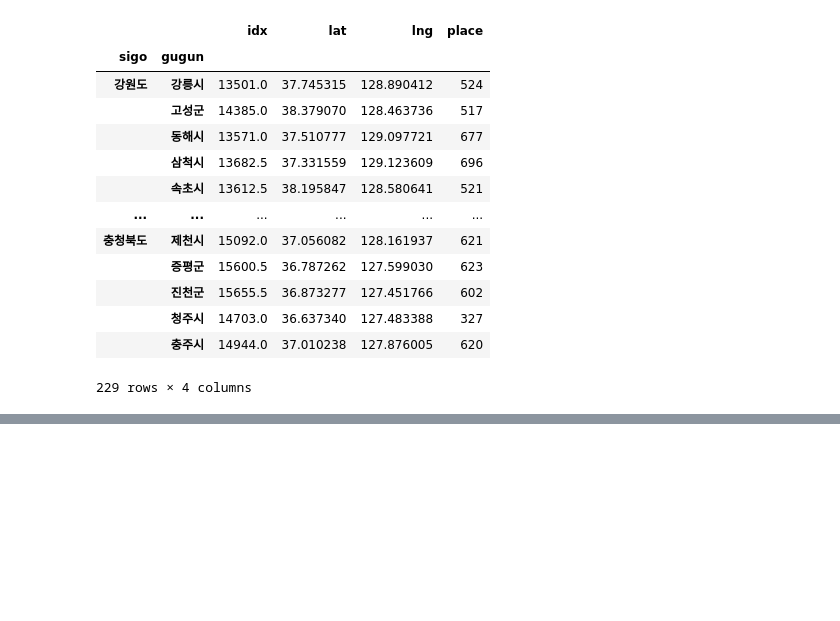
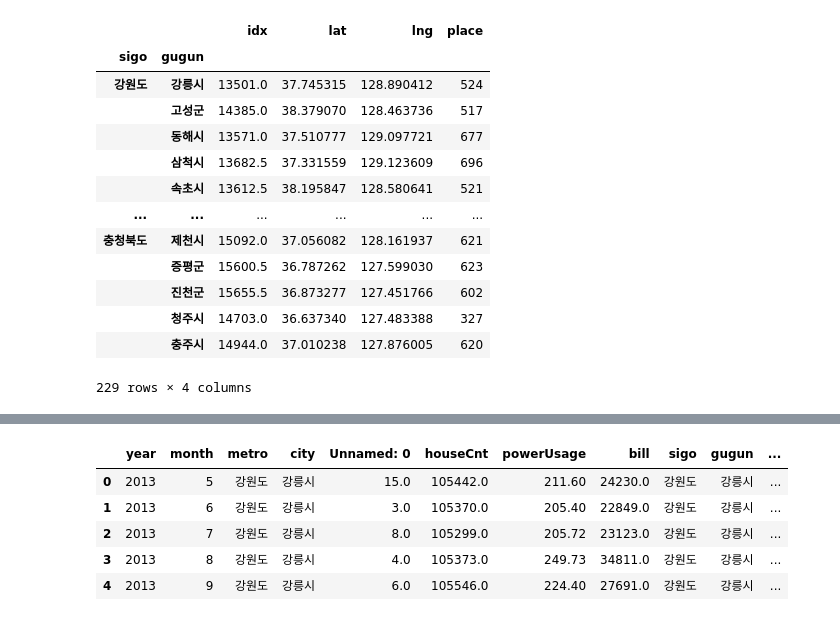
Before and after one commit to SSUUN/kepco_5, a Jupyter notebook: project/동.ipynb, the cells around one changed output, grey strips where cells are left out. Saved outputs shown, nothing was run; the diff lists cells and outputs as text; code cells hidden in the pictures; blank space fills up the shorter version.

Commit message:
dong 수정완료

```diff
--- a/project/동.ipynb
+++ b/project/동.ipynb
@@ -129,0 +119,2 @@ month.groupby(['metro','city'])
+# %%
+month['city'] = month['city'].apply(lambda x:x.split(' ')[0] if pd.notnull(x) else False)
@@ -129,0 +126,3 @@ month.groupby(['metro','city'])
+# %%
+# year,month,metro,city가 같을 때 결과 합치기
+month = month.groupby(['year','month','metro','city']).mean()
@@ -129,0 +146,5 @@ month.groupby(['metro','city'])
+# %%
+dong = dong.reset_index()
+# %%
+# dong과 month의 값을 비교하기 쉽게 reset_index사용
+month = month.reset_index()
@@ -129,0 +169,10 @@ month.groupby(['metro','city'])
+# %%
+elec = pd.merge(month,dong,left_on=['metro','city'],right_on=['sigo','gugun'])
+elec.head()
+# %% [output]
+|  | year | month | metro | city | Unnamed: 0 | houseCnt | powerUsage | bill | sigo | gugun | ... |
+| 0 | 2013 | 5 | 강원도 | 강릉시 | 15.0 | 105442.0 | 211.60 | 24230.0 | 강원도 | 강릉시 | ... |
+| 1 | 2013 | 6 | 강원도 | 강릉시 | 3.0 | 105370.0 | 205.40 | 22849.0 | 강원도 | 강릉시 | ... |
+| 2 | 2013 | 7 | 강원도 | 강릉시 | 8.0 | 105299.0 | 205.72 | 23123.0 | 강원도 | 강릉시 | ... |
+| 3 | 2013 | 8 | 강원도 | 강릉시 | 4.0 | 105373.0 | 249.73 | 34811.0 | 강원도 | 강릉시 | ... |
+| 4 | 2013 | 9 | 강원도 | 강릉시 | 6.0 | 105546.0 | 224.40 | 27691.0 | 강원도 | 강릉시 | ... |
```
Also changed, not shown: parts of 10 cells of this notebook.
